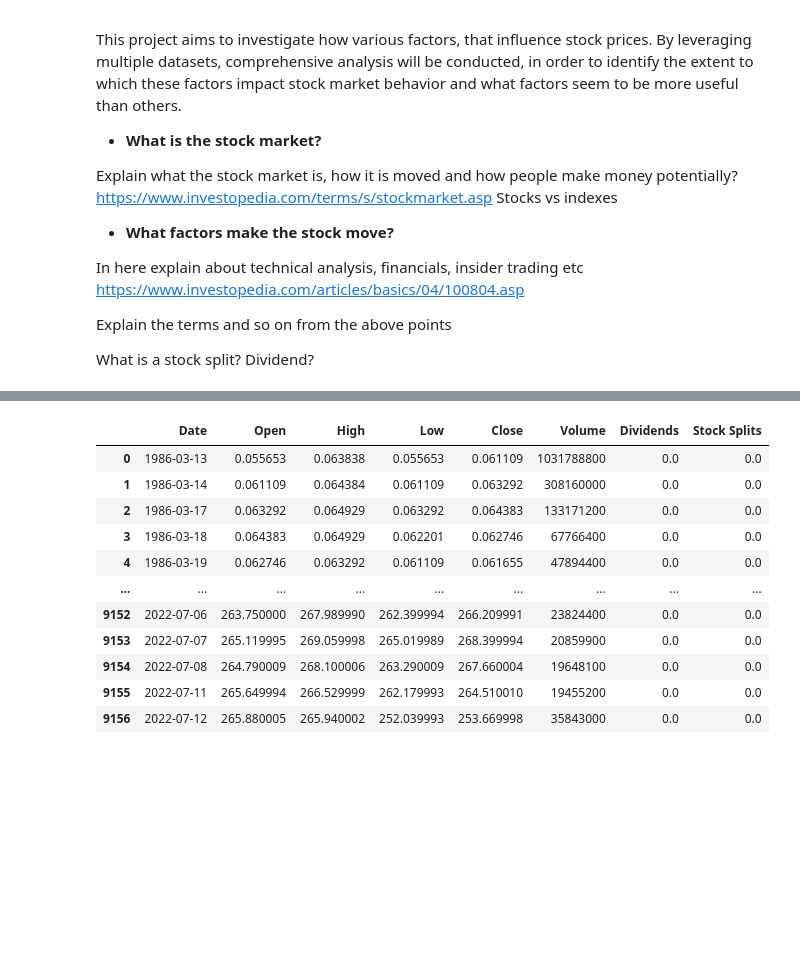
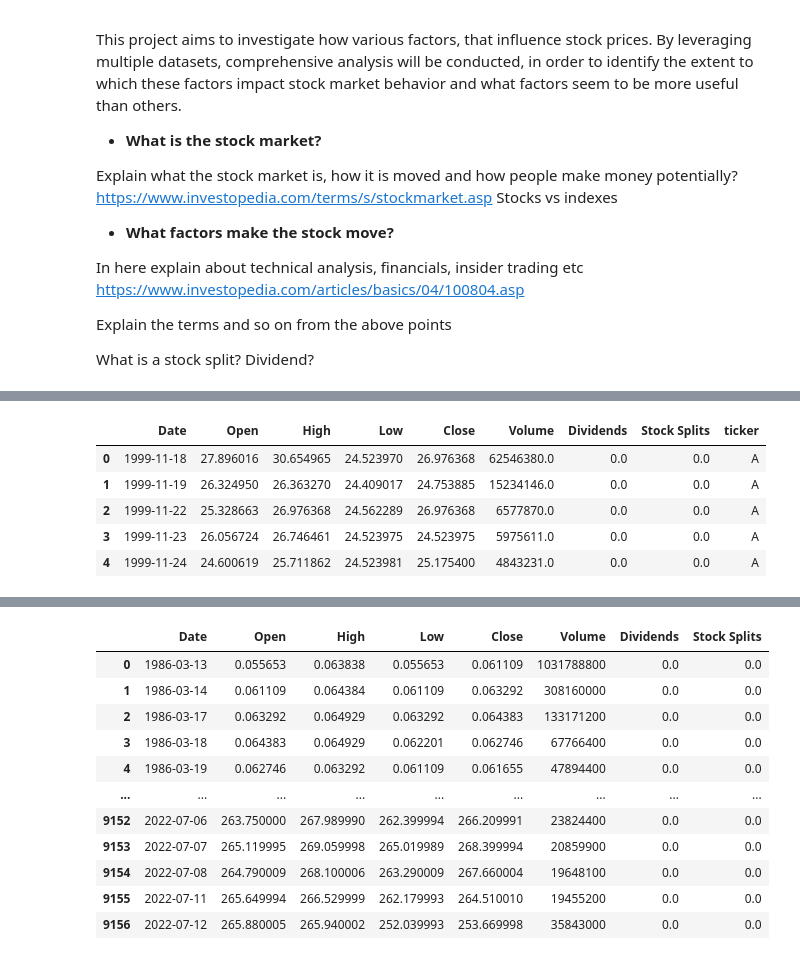
Before and after one commit to thunder913/Data-Science, a Jupyter notebook: stock_analysis.ipynb, the cells around one changed output, grey strips where cells are left out. Drawn from its saved outputs; the diff is of its cells as text; code cells hidden in the pictures; blank space fills up the shorter version.

Commit message:
Read stock data and prep it

```diff
--- a/stock_analysis.ipynb
+++ b/stock_analysis.ipynb
@@ -68,0 +52,25 @@ First we will investigate the main dataset - stock prices:
+# %%
+folder_path = "stocks_data"
+
+dataframes = []
+
+for file_name in os.listdir(folder_path):
+    file_path = os.path.join(folder_path, file_name)
+    temp_df = pd.read_csv(file_path)
+
+    ticker = file_name.replace(".csv", "")
+
+    temp_df['ticker'] = ticker
+
+    dataframes.append(temp_df)
+
+stock_data = pd.concat(dataframes, ignore_index=True)
+
+stock_data.head()
+# %% [output]
+|  | Date | Open | High | Low | Close | Volume | Dividends | Stock Splits | ticker |
+| 0 | 1999-11-18 | 27.896016 | 30.654965 | 24.523970 | 26.976368 | 62546380.0 | 0.0 | 0.0 | A |
+| 1 | 1999-11-19 | 26.324950 | 26.363270 | 24.409017 | 24.753885 | 15234146.0 | 0.0 | 0.0 | A |
+| 2 | 1999-11-22 | 25.328663 | 26.976368 | 24.562289 | 26.976368 | 6577870.0 | 0.0 | 0.0 | A |
+| 3 | 1999-11-23 | 26.056724 | 26.746461 | 24.523975 | 24.523975 | 5975611.0 | 0.0 | 0.0 | A |
+| 4 | 1999-11-24 | 24.600619 | 25.711862 | 24.523981 | 25.175400 | 4843231.0 | 0.0 | 0.0 | A |
```
Also changed, not shown: parts of 10 cells of this notebook.
